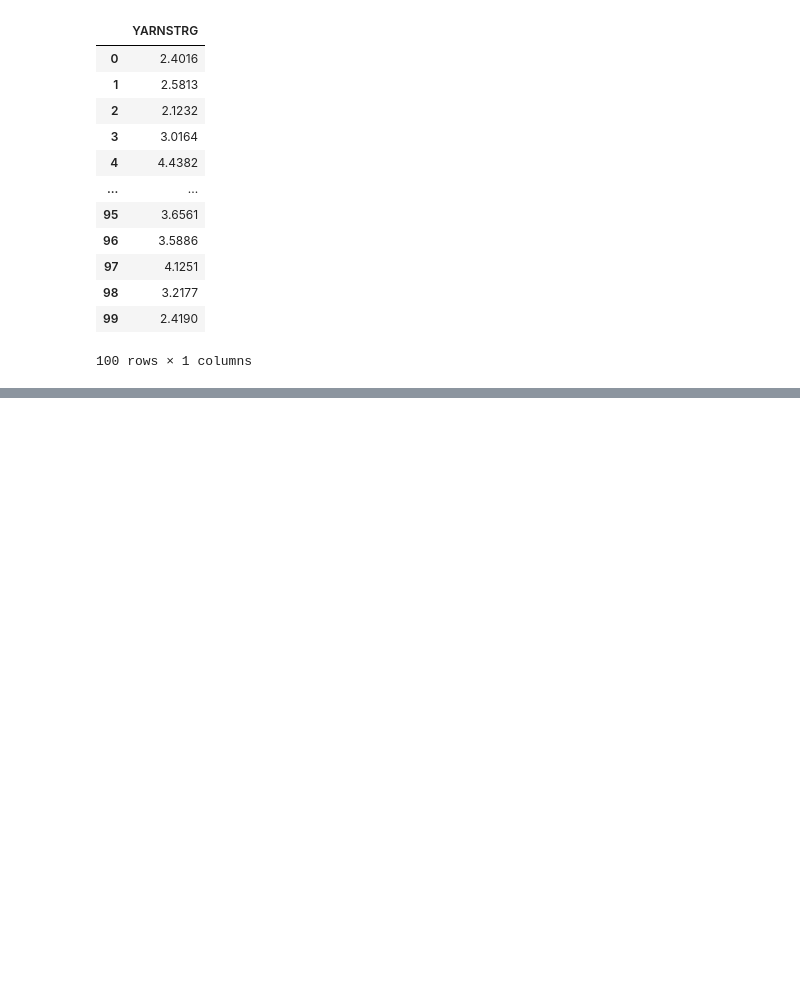
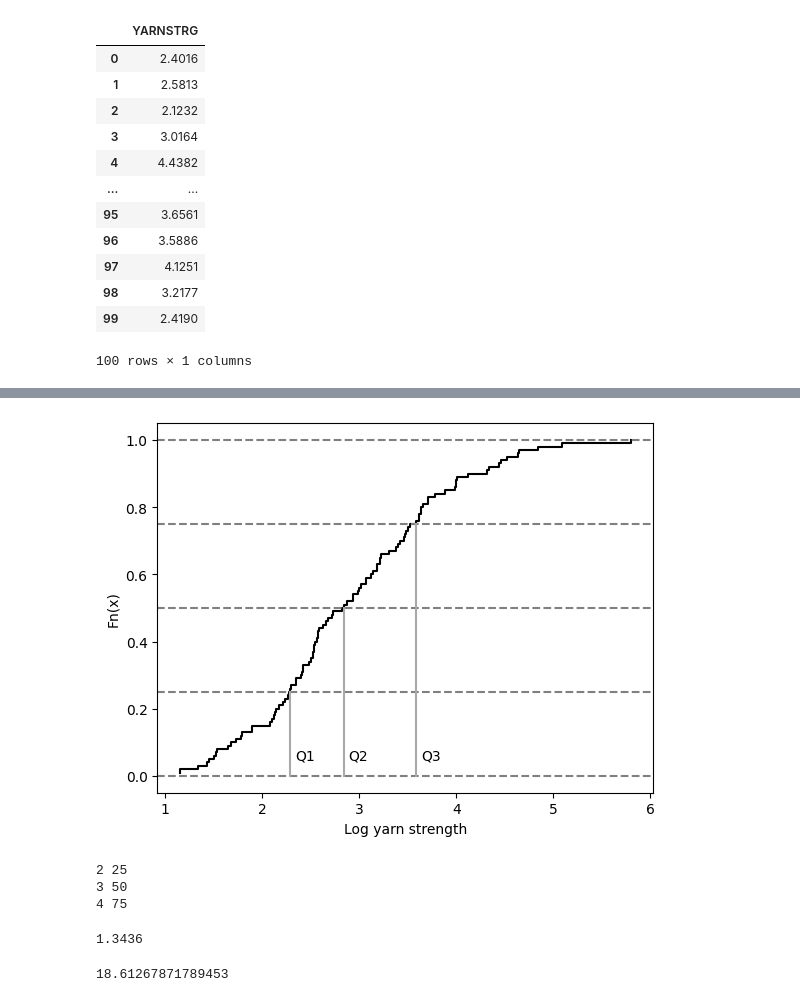
Before and after one commit to emabcede30/mistat-my-NBs, a Jupyter notebook: myChap001.ipynb, the cells around one changed output, grey strips where cells are left out. Cells and saved outputs as stored; diff of their text form; code cells hidden in the pictures; blank space fills up the shorter version.

```diff
--- a/myChap001.ipynb
+++ b/myChap001.ipynb
@@ -439,0 +466,35 @@ ecdf
+# %%
+ecdf = pd.DataFrame({'Log yarn strength': df4['YARNSTRG'].sort_values(ignore_index=True),
+                     'Fn(x)': range(1, len(df4['YARNSTRG']) + 1)})
+ecdf['Fn(x)'] = ecdf['Fn(x)'] / len(df4['YARNSTRG'])
+ax = ecdf.plot(x='Log yarn strength', y='Fn(x)', color='black', drawstyle='steps-post', legend=False)
+ax.axhline(y=0, color='grey', linestyle='--')
+ax.axhline(y=1, color='grey', linestyle='--')
+for i, y in enumerate([25, 50, 75], 1):
+    ax.axhline(y=y/100, color='grey', linestyle='--')
+    quartile = ecdf['Log yarn strength'][y]
+    ax.plot([quartile, quartile], [y/100, 0], color='darkgrey')
+    ax.text(quartile + 0.05, 0.05, f'Q{i}')
+ax.set_ylabel('Fn(x)')
+plt.show()
+# %% [output]
+[figure, added]
+# %%
+for i, y in enumerate([25, 50, 75], 2):
+    print(i, y)
+# %% [output]
+2 25
+3 50
+4 75
+# %%
+ecdf['Log yarn strength'][2]
+# %% [output]
+1.3436
+# %%
+import numpy as np
+
+df4['exp'] = df4['YARNSTRG'].apply(np.exp)
+df4['Cumulative Product'] = df4['exp'].cumprod()
+df4.at[df4.index[-1], df4.columns[-1]] ** (1/100)
+# %% [output]
+18.61267871789453
```
Also changed, not shown: parts of 15 cells of this notebook.
